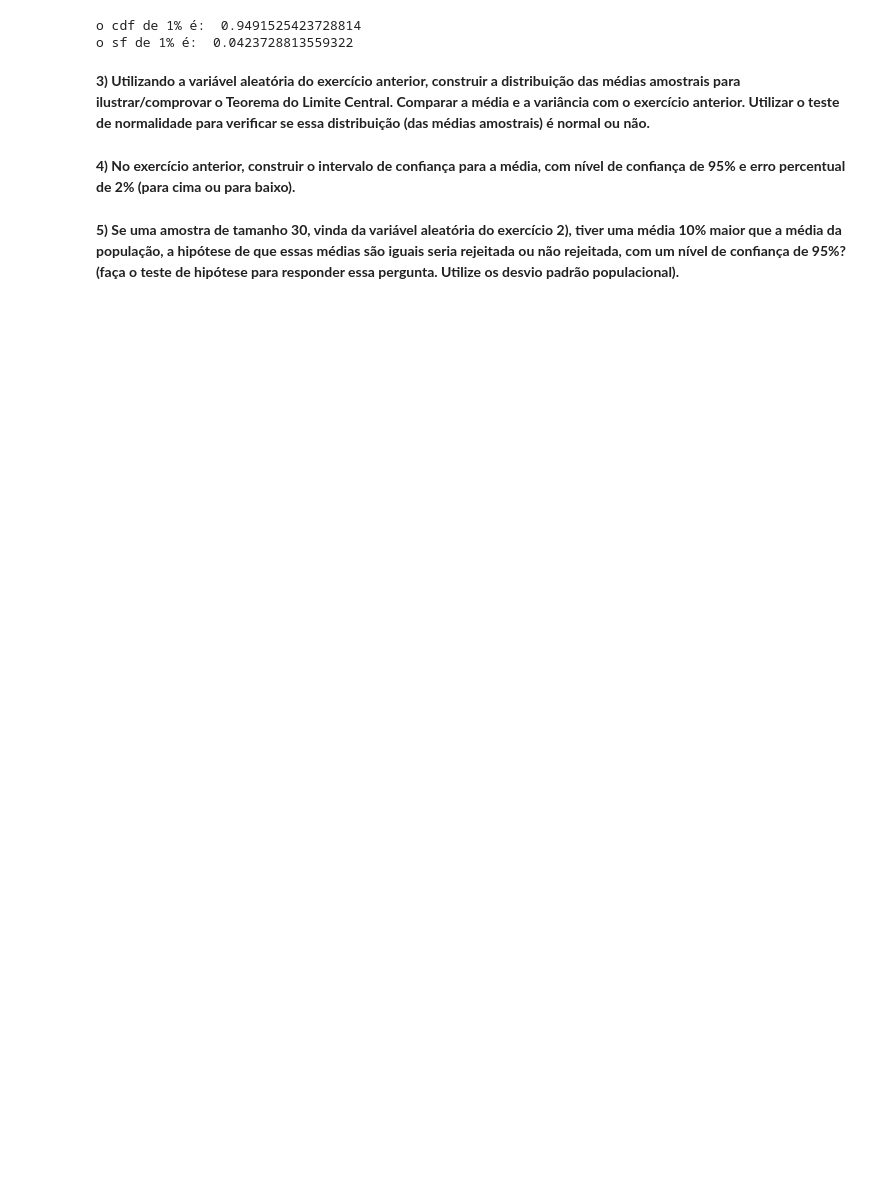
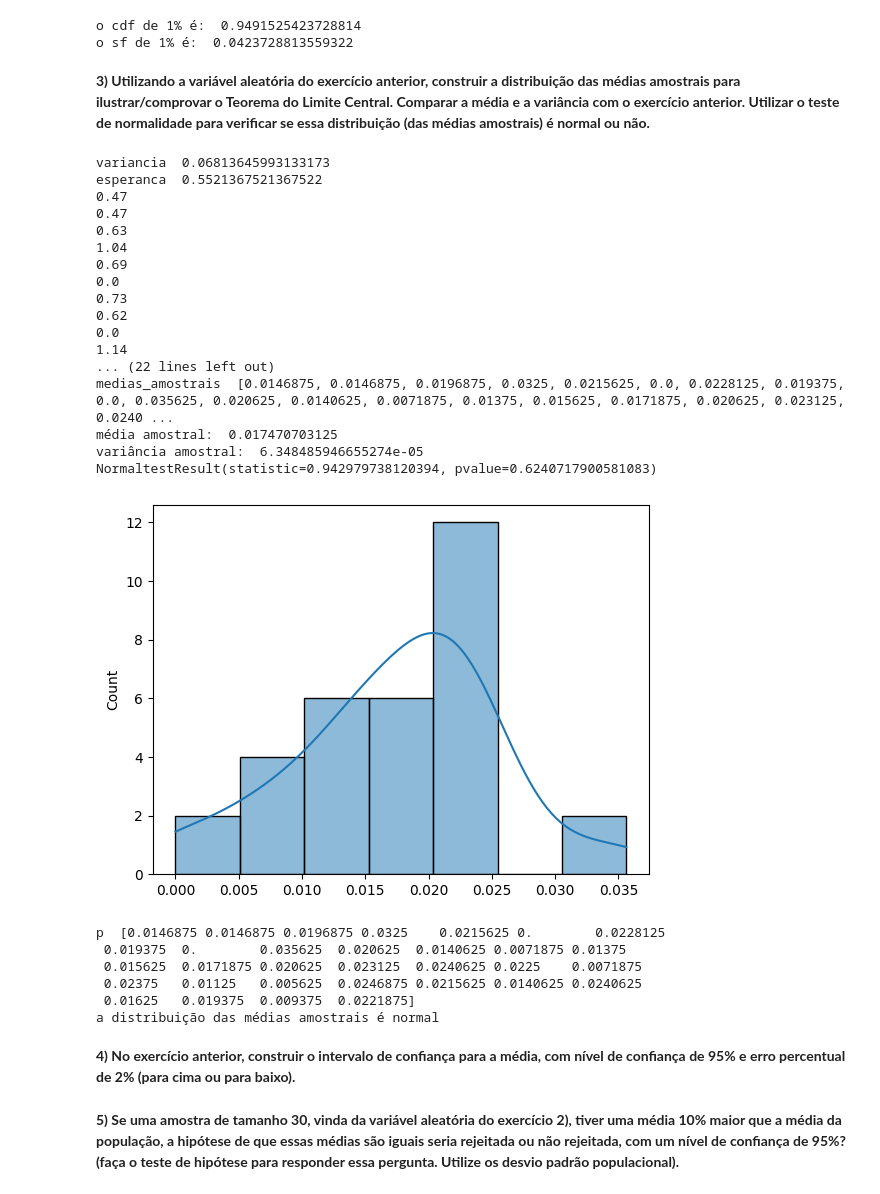
Before and after one commit to Jvieyrah/Aulas-estatistica, a Jupyter notebook: Projeto_Estatística.ipynb, the cells around one changed output. Saved outputs shown, nothing was run; the diff lists cells and outputs as text; code cells hidden in the pictures; blank space fills up the shorter version.

```diff
--- a/Projeto_Estatística.ipynb
+++ b/Projeto_Estatística.ipynb
@@ -71,7 +71,7 @@ def esperanca(coluna):
     valores = fiis[coluna].value_counts(normalize=True)
     esperanca = 0
     for idx, val in valores.items():
-        idx_numeric = float(idx.replace(',', '.'))  # Replace comma with period
+        idx_numeric = float(idx.replace(',', '.'))
         esperanca += idx_numeric * val
     return esperanca
 
@@ -84,6 +84,19 @@ valores = fiis['DividendYield %'].str.replace(',', '.').astype(float)
 esperanca = valores.mean()
 
 print('a esperança é: ', esperanca)
+
+
+def variancia(coluna):
+    valores = fiis[coluna].value_counts(normalize=True)
+    variancia = 0
+    for idx, val in valores.items():
+        idx_numeric = float(idx.replace(',', '.'))
+        variancia += (idx_numeric - esperanca) ** 2 * val
+    return variancia
+
+variancia = variancia('DividendYield %')
+
+print('a variância é: ', variancia)
 # %% [output]
 à responsta da da função é:  0.5521367521367522
 a esperança é:  0.5521367521367522
@@ -103,6 +116,69 @@ o cdf de 1% é:  0.9491525423728814
 o sf de 1% é:  0.0423728813559322
 # %% [markdown]
  __3) Utilizando a variável aleatória do exercício anterior, construir a distribuição das médias amostrais para ilustrar/comprovar o Teorema do Limite Central. Comparar a média e a variância com o exercício anterior. Utilizar o teste de normalidade para verificar se essa distribuição (das médias amostrais) é normal ou  não.__
+# %%
+
+print('variancia ', variancia)
+print('esperanca ', esperanca)
+
+# Utilizando a variável aleatória do exercício anterior, construir a distribuição das médias amostrais usando nunpy para ilustrar/comprovar o Teorema do Limite Central. Comparar a média e a variância com o exercício anterior. Utilizar o teste de normalidade para verificar se essa distribuição (das médias amostrais) é normal ou  não.__
+
+medias_amostrais = []
+amostra = random.choices(valores, k=32)
+for i in range(32):
+    medias_amostrais.append(amostra[i]/ 32)
+
+print("medias_amostrais ", medias_amostrais)
+
+
+medias_amostrais = np.array(medias_amostrais)
+
+sns.histplot(medias_amostrais, kde=True)
+
+media_amostral = medias_amostrais.mean()
+
+variancia_amostral = medias_amostrais.var()
+
+print('média amostral: ', media_amostral)
+
+print('variância amostral: ', variancia_amostral)
+
+print(stats.normaltest(medias_amostrais))
+# %% [output]
+variancia  0.06813645993133173
+esperanca  0.5521367521367522
+0.47
+0.47
+0.63
+1.04
+0.69
+0.0
+0.73
+0.62
+0.0
+1.14
+... (22 lines left out)
+medias_amostrais  [0.0146875, 0.0146875, 0.0196875, 0.0325, 0.0215625, 0.0, 0.0228125, 0.019375, 0.0, 0.035625, 0.020625, 0.0140625, 0.0071875, 0.01375, 0.015625, 0.0171875, 0.020625, 0.023125, 0.0240 ...
+média amostral:  0.017470703125
+variância amostral:  6.348485946655274e-05
+NormaltestResult(statistic=0.942979738120394, pvalue=0.6240717900581083)
+[figure, added]
+# %%
+
+_, p = stats.normaltest(medias_amostrais)
+
+
+if p > 0.05:
+    print('a distribuição das médias amostrais é normal')
+if p <= 0.05:
+    print('a distribuição das médias amostrais não é normal')
+# %% [output]
+p  [0.0146875 0.0146875 0.0196875 0.0325    0.0215625 0.        0.0228125
+ 0.019375  0.        0.035625  0.020625  0.0140625 0.0071875 0.01375
+ 0.015625  0.0171875 0.020625  0.023125  0.0240625 0.0225    0.0071875
+ 0.02375   0.01125   0.005625  0.0246875 0.0215625 0.0140625 0.0240625
+ 0.01625   0.019375  0.009375  0.0221875]
+a distribuição das médias amostrais é normal
 # %% [markdown]
 __4) No exercício anterior, construir o intervalo de confiança para a média, com nível de confiança de 95% e erro percentual de 2% (para cima ou para baixo).__
 # %% [markdown]
```
Also changed, not shown: parts of 2 cells of this notebook.
